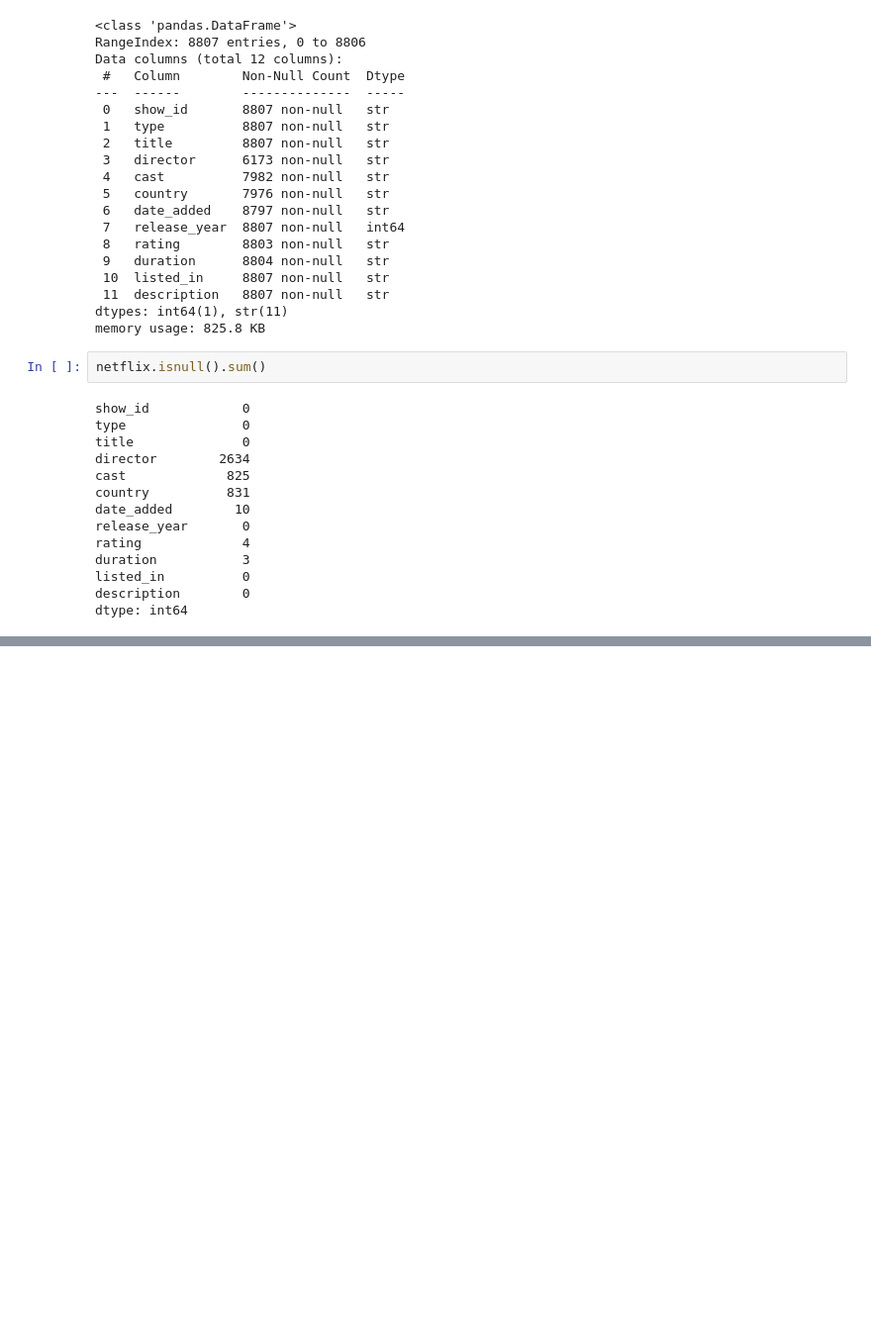
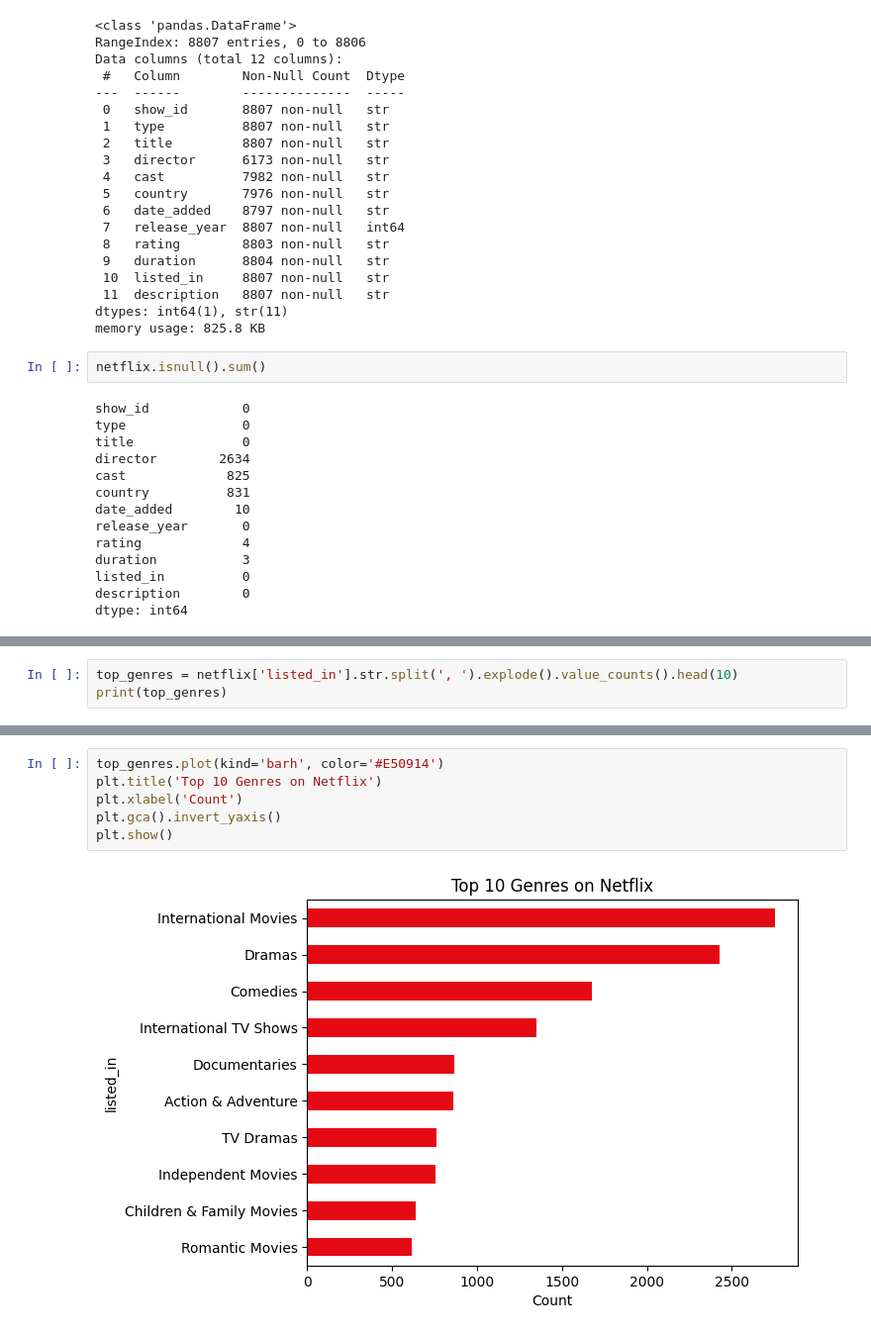
Before and after one commit to Sahilkhxn/Netflix_eda, a Jupyter notebook: netflix.ipynb, the cells around one changed output, grey strips where cells are left out. Shown at 99% size. Saved outputs shown, nothing was run; the diff lists cells and outputs as text; blank space fills up the shorter version.

```diff
--- a/netflix.ipynb
+++ b/netflix.ipynb
@@ -138,0 +248,3 @@ dtype: int64
+# %%
+top_genres = netflix['listed_in'].str.split(', ').explode().value_counts().head(10)
+print(top_genres)
@@ -138,0 +264,8 @@ dtype: int64
+# %%
+top_genres.plot(kind='barh', color='#E50914')
+plt.title('Top 10 Genres on Netflix')
+plt.xlabel('Count')
+plt.gca().invert_yaxis()
+plt.show()
+# %% [output]
+[figure, added]
```
Also changed, not shown: parts of 39 cells of this notebook.
